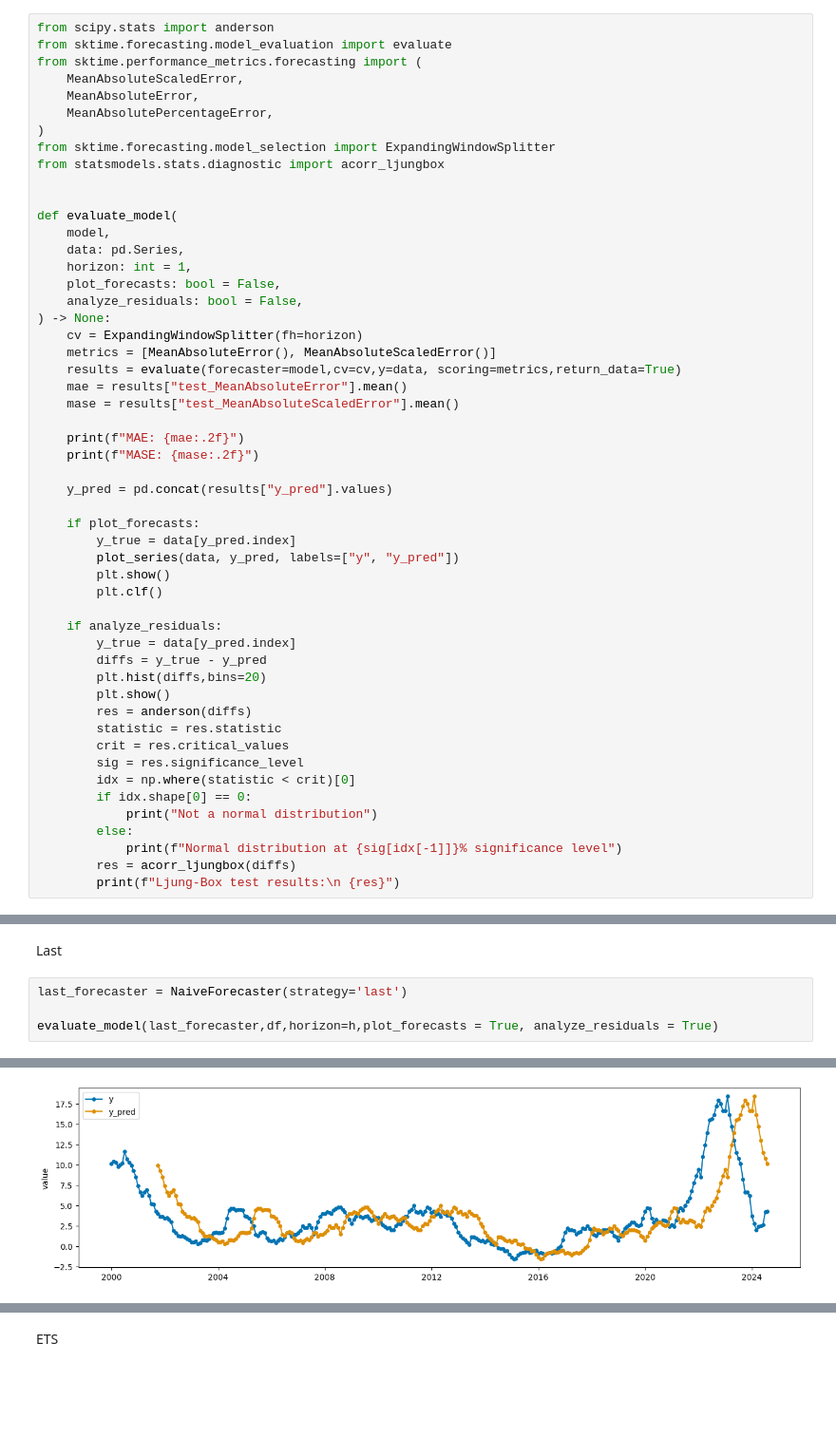
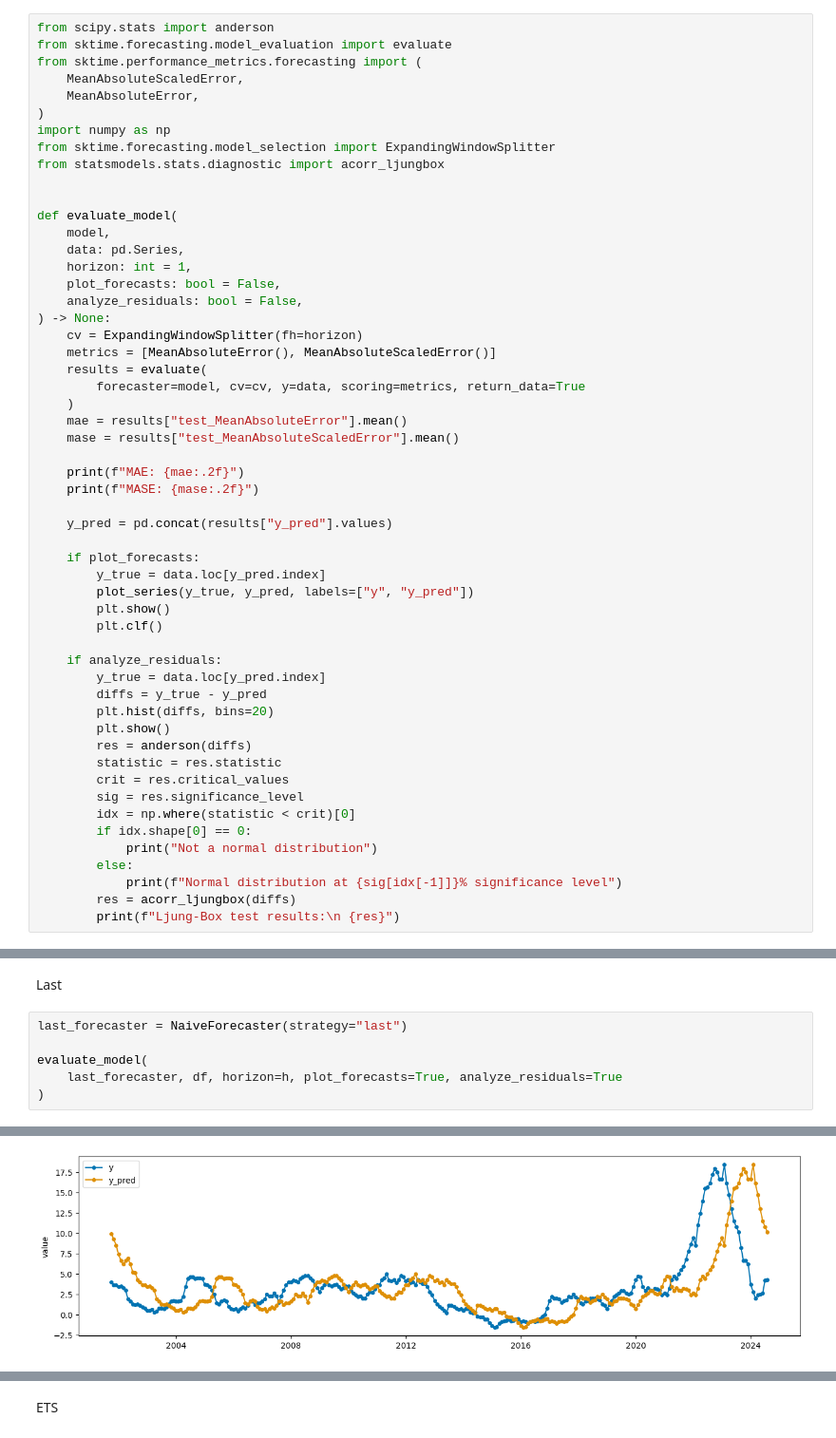
Before and after one commit to my-alaska/ml-course, a Jupyter notebook: time_series/time_series.ipynb, the cells around one changed output, grey strips where cells are left out. Shown at 95% size. Cells and saved outputs as stored; diff of their text form; blank space fills up the shorter version.

Commit message:
time series 1 finished + black format

```diff
--- a/time_series/time_series.ipynb
+++ b/time_series/time_series.ipynb
@@ -217,8 +217,8 @@ from sktime.forecasting.model_evaluation import evaluate
 from sktime.performance_metrics.forecasting import (
     MeanAbsoluteScaledError,
     MeanAbsoluteError,
-    MeanAbsolutePercentageError,
 )
+import numpy as np
 from sktime.forecasting.model_selection import ExpandingWindowSplitter
 from statsmodels.stats.diagnostic import acorr_ljungbox
 
@@ -232,7 +232,9 @@ def evaluate_model(
 ) -> None:
     cv = ExpandingWindowSplitter(fh=horizon)
     metrics = [MeanAbsoluteError(), MeanAbsoluteScaledError()]
-    results = evaluate(forecaster=model,cv=cv,y=data, scoring=metrics,return_data=True)
+    results = evaluate(
+        forecaster=model, cv=cv, y=data, scoring=metrics, return_data=True
+    )
     mae = results["test_MeanAbsoluteError"].mean()
     mase = results["test_MeanAbsoluteScaledError"].mean()
 
@@ -242,15 +244,15 @@ def evaluate_model(
     y_pred = pd.concat(results["y_pred"].values)
 
     if plot_forecasts:
-        y_true = data[y_pred.index]
-        plot_series(data, y_pred, labels=["y", "y_pred"])
+        y_true = data.loc[y_pred.index]
+        plot_series(y_true, y_pred, labels=["y", "y_pred"])
         plt.show()
         plt.clf()
 
     if analyze_residuals:
-        y_true = data[y_pred.index]
+        y_true = data.loc[y_pred.index]
         diffs = y_true - y_pred
-        plt.hist(diffs,bins=20)
+        plt.hist(diffs, bins=20)
         plt.show()
         res = anderson(diffs)
         statistic = res.statistic
@@ -523,13 +537,15 @@ Ljung-Box test results:
 # %% [markdown]
 Last
 # %%
-last_forecaster = NaiveForecaster(strategy='last')
+last_forecaster = NaiveForecaster(strategy="last")
 
-evaluate_model(last_forecaster,df,horizon=h,plot_forecasts = True, analyze_residuals = True)
+evaluate_model(
+    last_forecaster, df, horizon=h, plot_forecasts=True, analyze_residuals=True
+)
 # %% [output]
 MAE: 2.46
 MASE: 7.04
-[figure, old version]
+[figure, new version]
 [figure]
 Not a normal distribution
 Ljung-Box test results:
```
Also changed, not shown: parts of 61 cells of this notebook, 1 other file.
